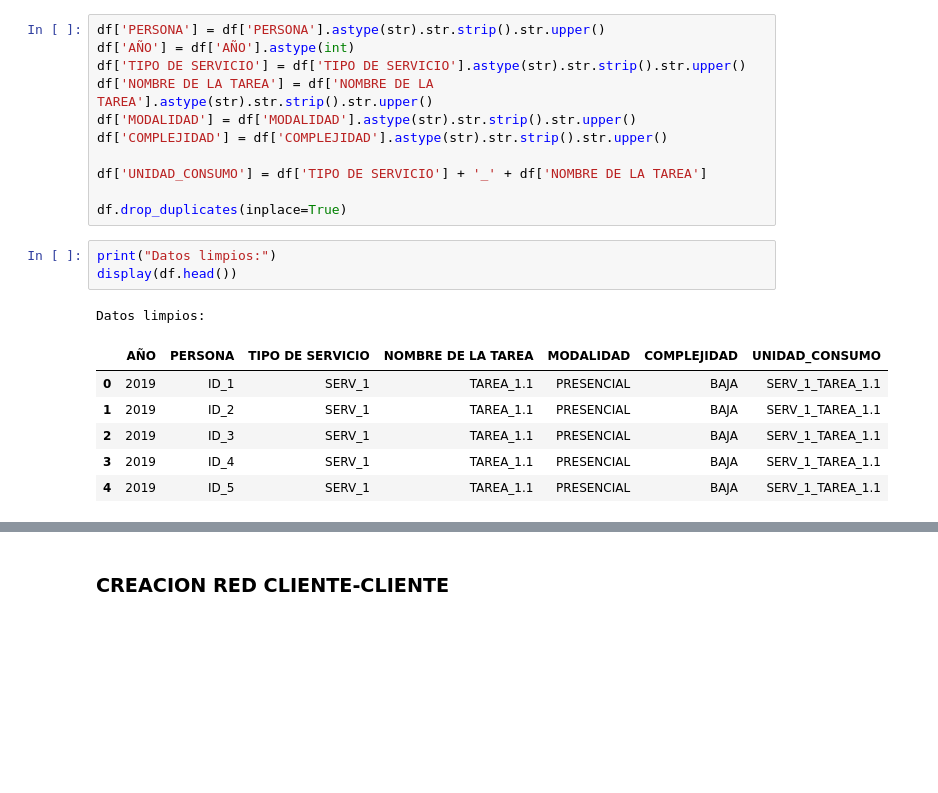
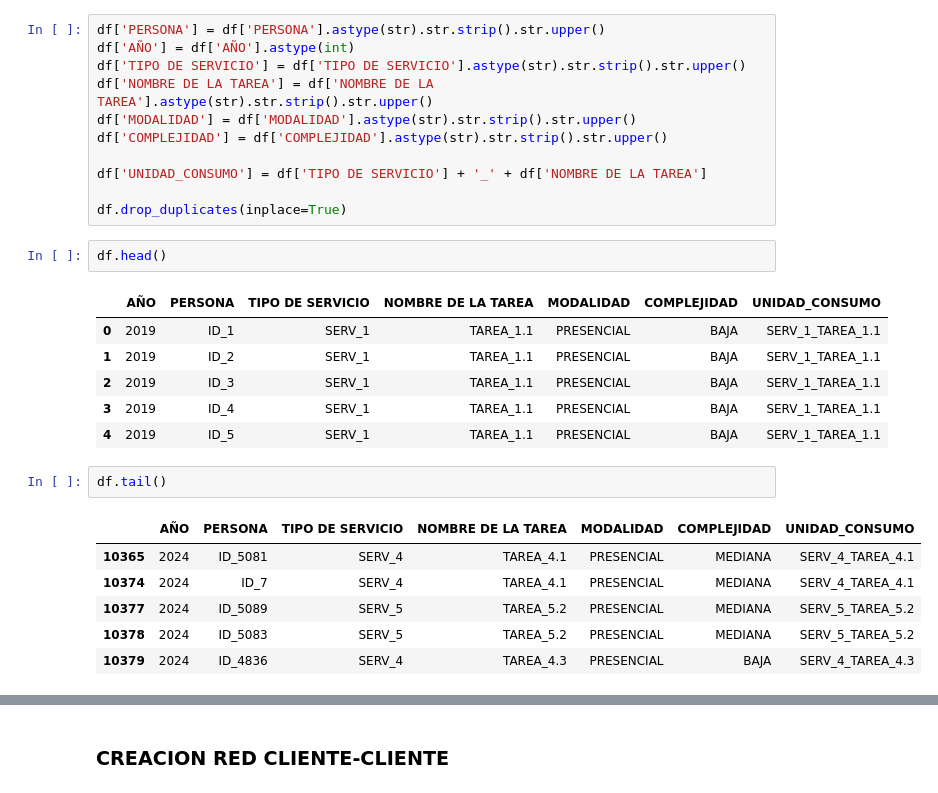
Before and after one commit to JoeTurpo/ComplexNetworks, a Jupyter notebook: Trabajo Parcial/tp_grupo3.ipynb, the cells around one changed output, grey strips where cells are left out. Saved outputs shown, nothing was run; the diff lists cells and outputs as text; blank space fills up the shorter version.

```diff
--- a/Trabajo Parcial/tp_grupo3.ipynb
+++ b/Trabajo Parcial/tp_grupo3.ipynb
@@ -45,14 +54,21 @@ df['COMPLEJIDAD'] = df['COMPLEJIDAD'].astype(str).str.strip().str.upper()
 df['UNIDAD_CONSUMO'] = df['TIPO DE SERVICIO'] + '_' + df['NOMBRE DE LA TAREA']
 
 df.drop_duplicates(inplace=True)
+# %%
+df.head()
+# %% [output]
+|  | AÑO | PERSONA | TIPO DE SERVICIO | NOMBRE DE LA TAREA | MODALIDAD | COMPLEJIDAD | UNIDAD_CONSUMO |
+| 0 | 2019 | ID_1 | SERV_1 | TAREA_1.1 | PRESENCIAL | BAJA | SERV_1_TAREA_1.1 |
+| 1 | 2019 | ID_2 | SERV_1 | TAREA_1.1 | PRESENCIAL | BAJA | SERV_1_TAREA_1.1 |
+| 2 | 2019 | ID_3 | SERV_1 | TAREA_1.1 | PRESENCIAL | BAJA | SERV_1_TAREA_1.1 |
+| 3 | 2019 | ID_4 | SERV_1 | TAREA_1.1 | PRESENCIAL | BAJA | SERV_1_TAREA_1.1 |
+| 4 | 2019 | ID_5 | SERV_1 | TAREA_1.1 | PRESENCIAL | BAJA | SERV_1_TAREA_1.1 |
 # %%
-print("Datos limpios:")
-display(df.head())
+df.tail()
 # %% [output]
-Datos limpios:
 |  | AÑO | PERSONA | TIPO DE SERVICIO | NOMBRE DE LA TAREA | MODALIDAD | COMPLEJIDAD | UNIDAD_CONSUMO |
-| 0 | 2019 | ID_1 | SERV_1 | TAREA_1.1 | PRESENCIAL | BAJA | SERV_1_TAREA_1.1 |
-| 1 | 2019 | ID_2 | SERV_1 | TAREA_1.1 | PRESENCIAL | BAJA | SERV_1_TAREA_1.1 |
-| 2 | 2019 | ID_3 | SERV_1 | TAREA_1.1 | PRESENCIAL | BAJA | SERV_1_TAREA_1.1 |
-| 3 | 2019 | ID_4 | SERV_1 | TAREA_1.1 | PRESENCIAL | BAJA | SERV_1_TAREA_1.1 |
-| 4 | 2019 | ID_5 | SERV_1 | TAREA_1.1 | PRESENCIAL | BAJA | SERV_1_TAREA_1.1 |
+| 10365 | 2024 | ID_5081 | SERV_4 | TAREA_4.1 | PRESENCIAL | MEDIANA | SERV_4_TAREA_4.1 |
+| 10374 | 2024 | ID_7 | SERV_4 | TAREA_4.1 | PRESENCIAL | MEDIANA | SERV_4_TAREA_4.1 |
+| 10377 | 2024 | ID_5089 | SERV_5 | TAREA_5.2 | PRESENCIAL | MEDIANA | SERV_5_TAREA_5.2 |
+| 10378 | 2024 | ID_5083 | SERV_5 | TAREA_5.2 | PRESENCIAL | MEDIANA | SERV_5_TAREA_5.2 |
+| 10379 | 2024 | ID_4836 | SERV_4 | TAREA_4.3 | PRESENCIAL | BAJA | SERV_4_TAREA_4.3 |
```
Also changed, not shown: parts of 3 cells of this notebook.
